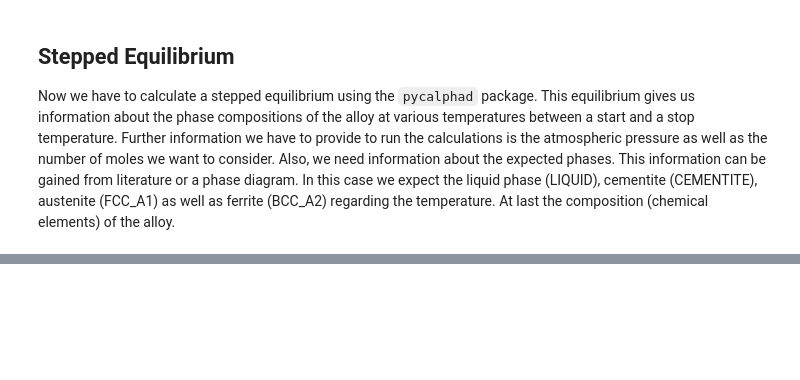
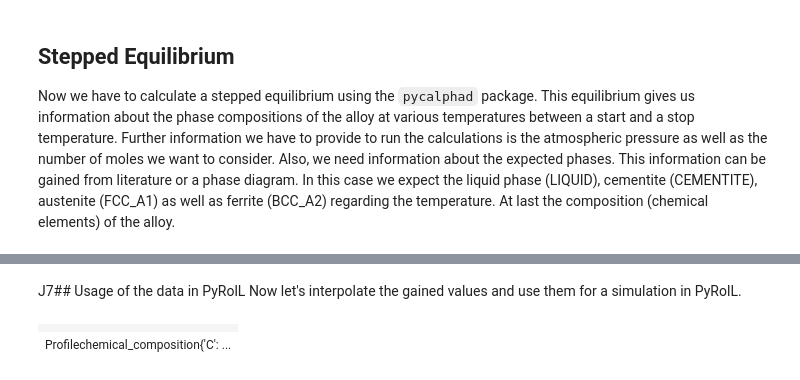
Before and after one commit to pyroll-project/pyroll-examples, a Jupyter notebook: Heat_Capacity_from_pycalphad.ipynb, the cells around one changed output, grey strips where cells are left out. Cells and saved outputs as stored; diff of their text form; code cells hidden in the pictures; blank space fills up the shorter version.

```diff
--- a/Heat_Capacity_from_pycalphad.ipynb
+++ b/Heat_Capacity_from_pycalphad.ipynb
@@ -84,7 +122,17 @@ profile = pr.Profile.round(
 )
 # %%
-molar_fractions = convert_mass_fractions_to_molar_fractions(profile.chemical_composition)
-total_molar_mass = molar_mass(profile.chemical_composition)
+mass_fractions = {
+    v.W('C'): profile.chemical_composition['C'],
+    v.W('CU'): profile.chemical_composition['CU'],
+    v.W('SI'): profile.chemical_composition['SI'],
+    v.W('MN'): profile.chemical_composition['MN'],
+    v.W('CR'): profile.chemical_composition['CR'],
+    v.W('NI'): profile.chemical_composition['NI'],
+    v.W('P'): profile.chemical_composition['P'],
+    v.W('S'): profile.chemical_composition['S'],
+}
 
-molar_fractions, total_molar_mass
+mole_fractions = v.get_mole_fractions(mass_fractions=mass_fractions, dependent_species=v.Species('FE'), pure_element_mass_dict=database)
+alloy_molar_mass = sum(mole_fractions.get(v.MoleFraction(element), 0.0) * molar_mass for element, molar_mass in molar_masses.items())
+alloy_molar_mass
 # %% [output]
@@ -120,0 +211,42 @@ eq = equilibrium(db, composition, phases, conditions, output=['heat_capacity', '
+# %% [markdown]
+J7## Usage of the data in PyRolL
+Now let's interpolate the gained values and use them for a simulation in PyRolL.
+# %%
+specific_heat_capacity_function = interpolate.interp1d(temperature, specific_heat_capacity)
+
+
+@pr.DeformationUnit.Profile.specific_heat_capacity
+def heat_capacity_interpolated(self: pr.DeformationUnit.Profile):
+    return specific_heat_capacity_function(self.temperature)
+
+
+sequence = pr.PassSequence([
+    pr.RollPass(
+        label="K 02/001 - 1",
+        roll=pr.Roll(
+            groove=pr.SwedishOvalGroove(
+                r1=6e-3,
+                r2=26e-3,
+                ground_width=38e-3,
+                usable_width=60e-3,
+                depth=7.25e-3
+            ),
+            nominal_radius=321e-3 / 2,
+            rotational_frequency=0.99,
+
+        ),
+        gap=13.5e-3,
+        coulomb_friction_coefficient=0.4,
+        back_tension=0,
+        front_tension=0
+    ),
+    pr.Transport(
+        label="I->II",
+        duration=6,
+    )
+])
+
+sequence.solve(profile)
+# %% [output]
+|  |
+| Profilechemical_composition{'C': ... |
```
Also changed, not shown: parts of 12 cells of this notebook.
